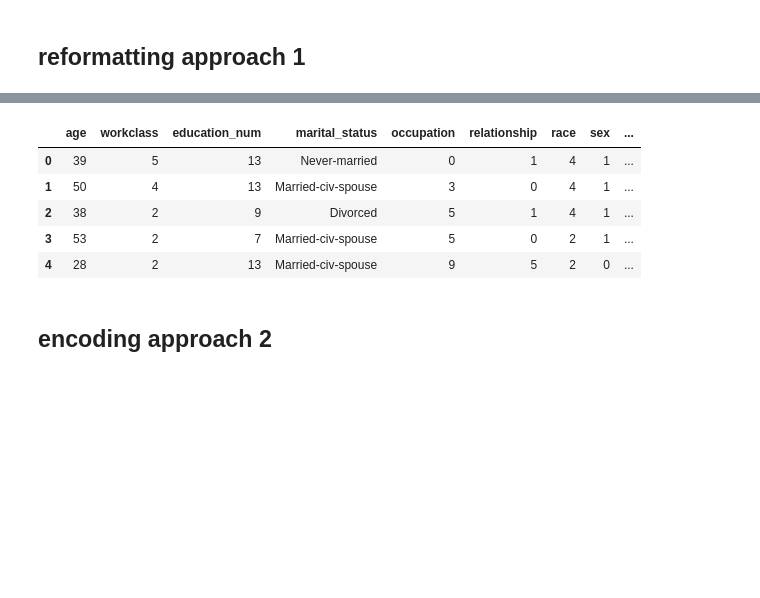
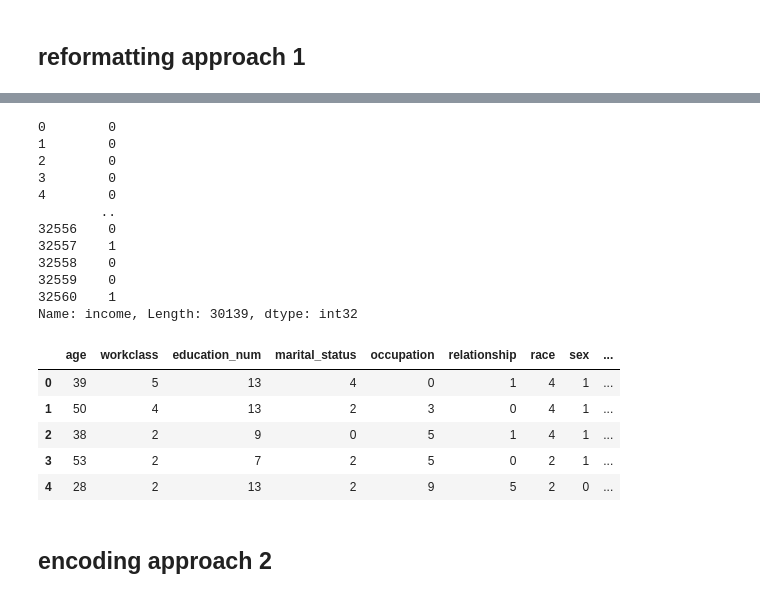
Before and after one commit to t-i-n-a-t/MachineLearning, a Jupyter notebook: Portfolio.ipynb, the cells around one changed output, grey strips where cells are left out. Saved outputs shown, nothing was run; the diff lists cells and outputs as text; code cells hidden in the pictures; blank space fills up the shorter version.

```diff
--- a/Portfolio.ipynb
+++ b/Portfolio.ipynb
@@ -298,6 +298,8 @@ encoder_sex = LabelEncoder()
 data_dropped['sex'] = encoder_sex.fit_transform(data_dropped['sex'])
 encoder_nativecountry  = LabelEncoder()
 data_dropped['native_country'] = encoder_nativecountry.fit_transform(data_dropped['native_country'])
+encoder_maritalstatus  = LabelEncoder()
+data_dropped['marital_status'] = encoder_maritalstatus.fit_transform(data_dropped['marital_status'])
 data_dropped.head()
 # %% [output]
 |  | age | workclass | education_num | marital_status | occupation | relationship | race | sex | ... |
@@ -309,14 +311,27 @@ data_dropped.head()
 # %%
 #Splitting the data set into features and outcome
-X = data_dropped.drop(['income'], axis=1)
-Y = data_dropped['income']
-X.head()
+X_dropped = data_dropped.drop(['income'], axis=1)
+Y_dropped = data_dropped['income']
+print(Y_dropped)
+X_dropped.head()
 # %% [output]
+0        0
+1        0
+2        0
+3        0
+4        0
+        ..
+32556    0
+32557    1
+32558    0
+32559    0
+32560    1
+Name: income, Length: 30139, dtype: int32
 |  | age | workclass | education_num | marital_status | occupation | relationship | race | sex | ... |
-| 0 | 39 | 5 | 13 | Never-married | 0 | 1 | 4 | 1 | ... |
-| 1 | 50 | 4 | 13 | Married-civ-spouse | 3 | 0 | 4 | 1 | ... |
-| 2 | 38 | 2 | 9 | Divorced | 5 | 1 | 4 | 1 | ... |
-| 3 | 53 | 2 | 7 | Married-civ-spouse | 5 | 0 | 2 | 1 | ... |
-| 4 | 28 | 2 | 13 | Married-civ-spouse | 9 | 5 | 2 | 0 | ... |
+| 0 | 39 | 5 | 13 | 4 | 0 | 1 | 4 | 1 | ... |
+| 1 | 50 | 4 | 13 | 2 | 3 | 0 | 4 | 1 | ... |
+| 2 | 38 | 2 | 9 | 0 | 5 | 1 | 4 | 1 | ... |
+| 3 | 53 | 2 | 7 | 2 | 5 | 0 | 2 | 1 | ... |
+| 4 | 28 | 2 | 13 | 2 | 9 | 5 | 2 | 0 | ... |
 # %% [markdown]
 ## encoding approach 2
```
Also changed, not shown: parts of 3 cells of this notebook.
